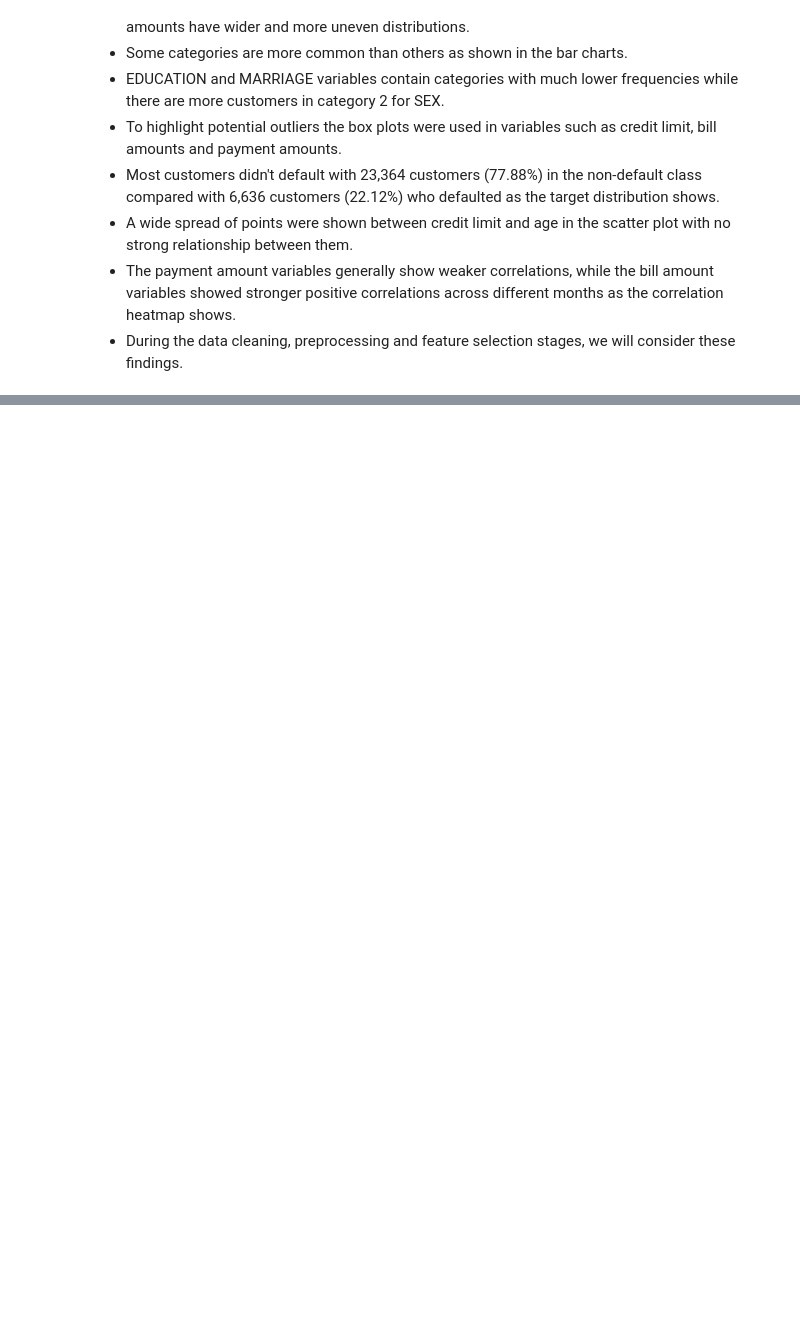
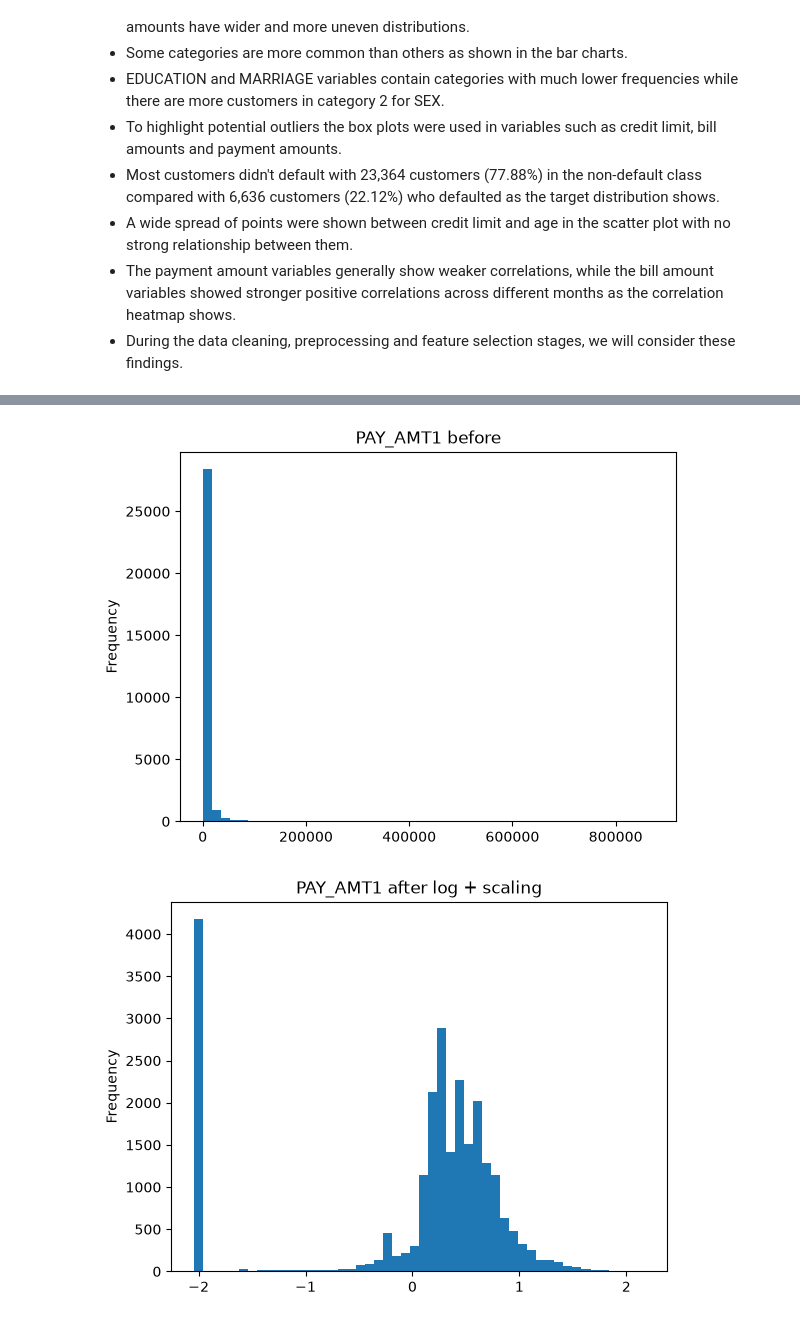
Before and after one commit to HYousef07/credit_card_default_predictor, a Jupyter notebook: Notebooks/notebook.ipynb, the cells around one changed output, grey strips where cells are left out. Saved outputs shown, nothing was run; the diff lists cells and outputs as text; code cells hidden in the pictures; blank space fills up the shorter version.

```diff
--- a/Notebooks/notebook.ipynb
+++ b/Notebooks/notebook.ipynb
@@ -364,0 +393,6 @@ plt.show()
+# %%
+print("Duplicate Rows: ", df.duplicated().sum())
+
+df = df.drop_duplicates()
+
+print("Rows after removing duplicates: ", df.shape[0])
@@ -364,0 +602,14 @@ plt.show()
+# %%
+X_train["SEX"] = X_train["SEX"].replace({1: 0, 2: 1})
+X_test["SEX"] = X_test["SEX"].replace({1: 0, 2: 1})
+
+X_train["EDUCATION"] = pd.Categorical(X_train["EDUCATION"], categories=[1, 2, 3, 4])
+X_test["EDUCATION"] = pd.Categorical(X_test["EDUCATION"], categories=[1, 2, 3, 4])
+X_train["MARRIAGE"] = pd.Categorical(X_train["MARRIAGE"], categories=[1, 2, 3])
+X_test["MARRIAGE"] = pd.Categorical(X_test["MARRIAGE"], categories=[1, 2, 3])
+
+X_train = pd.get_dummies(X_train, columns=["EDUCATION", "MARRIAGE"], dtype=int)
+X_test = pd.get_dummies(X_test, columns=["EDUCATION", "MARRIAGE"], dtype=int)
+
+print(X_train.columns)
+print("Same columns in train and test:", list(X_train.columns) == list(X_test.columns))
@@ -364,0 +629,8 @@ plt.show()
+# %%
+log_columns = ["LIMIT_BAL", "PAY_AMT1", "PAY_AMT2", "PAY_AMT3", "PAY_AMT4", "PAY_AMT5", "PAY_AMT6"]
+
+X_train[log_columns] = np.log1p(X_train[log_columns])
+X_test[log_columns] = np.log1p(X_test[log_columns])
+
+print("Skewness after log transformation:")
+print(X_train[numerical_columns].skew().round(2))
@@ -364,0 +654,18 @@ plt.show()
+# %%
+scale_columns = numerical_columns + ["PAY_1", "PAY_2", "PAY_3", "PAY_4", "PAY_5", "PAY_6"]
+
+scaler = StandardScaler()
+scaler.fit(X_train[scale_columns])
+X_train[scale_columns] = scaler.transform(X_train[scale_columns])
+X_test[scale_columns] = scaler.transform(X_test[scale_columns])
+# %%
+df["PAY_AMT1"].plot.hist(bins=50)
+plt.title("PAY_AMT1 before")
+plt.show()
+
+X_train["PAY_AMT1"].plot.hist(bins=50)
+plt.title("PAY_AMT1 after log + scaling")
+plt.show()
+# %% [output]
+[figure, added]
+[figure, added]
```
Also changed, not shown: parts of 25 cells of this notebook.
